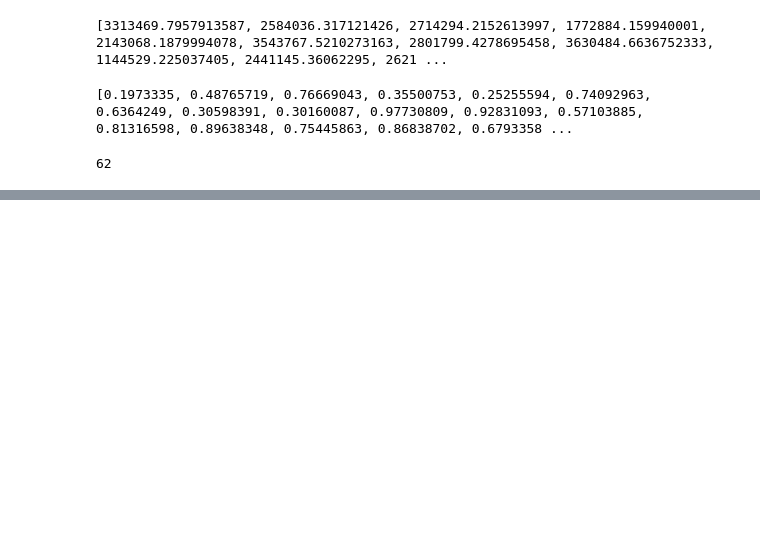
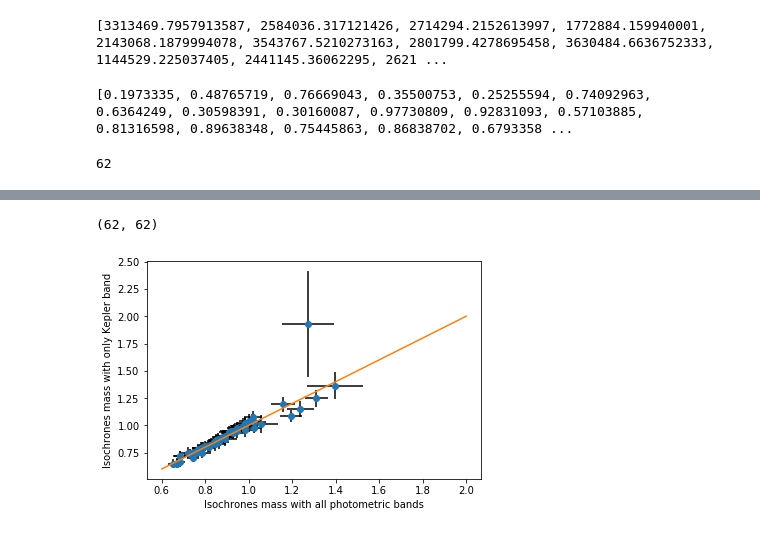
Before and after one commit to asmuzsoy/USPplanets, a Jupyter notebook: USPRadiusDistribution.ipynb, the cells around one changed output, grey strips where cells are left out. Cells and saved outputs as stored; diff of their text form; code cells hidden in the pictures; blank space fills up the shorter version.

```diff
--- a/USPRadiusDistribution.ipynb
+++ b/USPRadiusDistribution.ipynb
@@ -635,0 +872,27 @@ len(per)
+# %%
+for i in range(0, len(kepid2)):
+    radiisamples = []
+    mags = {'Kepler':(kepmag[i],0.05)}
+    if (tefferr[i] != 0):
+        try:
+            model = StarModel(mist2, logg = (logg[i],loggerr[i]), teff = (teff[i], tefferr[i]),feh = (feh[i],feherr[i]), parallax = (parallax2[i],perror2[i]), **mags)
+        except:
+            model = StarModel(mist2, parallax = (parallax2[i], perror2[i]), **mags)
+    else:
+        model = StarModel(mist2, parallax = (parallax2[i], perror2[i]), **mags)
+    StarModel.fit_multinest(model,n_live_points=1000, basename=None, verbose=False, refit=True, overwrite=True,test=False)
+    star_radii2.append(model.samples.radius_0_0.quantile(0.5))
+    star_masses2.append(model.samples.mass_0_0.quantile(0.5))
+    star_rad_sigma2.append(np.std(model.samples.radius_0_0))
+    star_mass_sigma2.append(np.std(model.samples.mass_0_0))
+    fifteen2.append(np.percentile(model.samples.radius_0_0, 15.85))
+    eightyfive2.append(np.percentile(model.samples.radius_0_0, 84.15))
+    star_rad_array = np.random.choice(model.samples.radius_0_0, num_samples) ## star radii
+    deltaarray = np.random.normal(delta[i],derror[i], num_samples)
+    for j in range(len(star_rad_array)):
+        if deltaarray[j] > 0:
+            radiisamples.append((star_rad_array[j]*Sunradius*np.sqrt(deltaarray[j]/1000000))/Earthradius)
+        else:
+            radiisamples.append(np.nan)
+    planet_radii_samples2.append(radiisamples)
+    print(i)
@@ -635,0 +926,13 @@ len(per)
+# %%
+len(star_masses), len(star_masses2)
+# %% [output]
+(62, 62)
+# %%
+plt.plot(star_masses, star_masses2, 'o')
+plt.errorbar(star_masses, star_masses2, xerr = star_mass_sigma, yerr = star_mass_sigma2, linestyle = 'None', c = 'k')
+plt.plot(np.linspace(0.6, 2), np.linspace(0.6, 2))
+plt.xlabel("Isochrones mass with all photometric bands")
+plt.ylabel("Isochrones mass with only Kepler band")
+plt.show()
+# %% [output]
+[figure, added]
```
Also changed, not shown: parts of 55 cells of this notebook, 1 other file.
